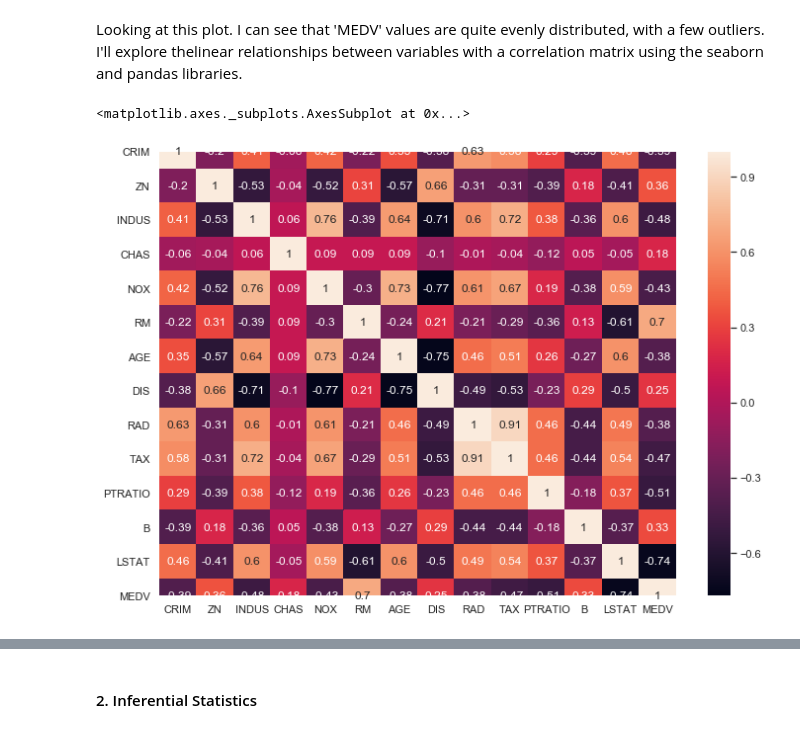
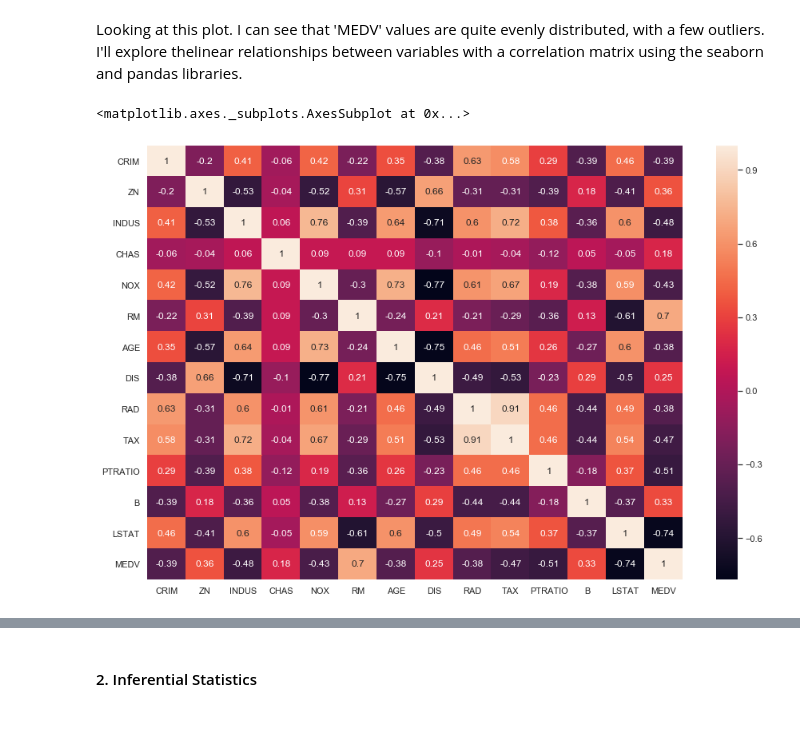
Before and after one commit to patmcdonald/MLandStatistics2019-Project, a Jupyter notebook: Boston Dataset Project.ipynb, the cells around one changed output, grey strips where cells are left out. Cells and saved outputs as stored; diff of their text form; code cells hidden in the pictures.

```diff
--- a/Boston Dataset Project.ipynb
+++ b/Boston Dataset Project.ipynb
@@ -80,7 +80,7 @@ The 'LSTAT' attribute refers to the percentage of lower status population in the
 What will be most useful is the 'CHAS' attribute. The description tells me that it's a dummy variable that has a value of 1 if a tract of land borders the Charles river and 0 if it doesn't.
 # %%
 #loading missing 'MEDV' variable into sklearn dataset
-df_boston['MEDV'] = pd.Series(boston.target)
+df_boston['MEDV'] = pd.DataFrame(boston.target)
 # %% [markdown]
 The value of houses is in $1,000's, so I'll make this clearer in the 'MEDV' column:
 # %%
@@ -211,9 +202,11 @@ plt.show()
 Looking at this plot. I can see that 'MEDV' values are quite evenly distributed, with a few outliers.
 I'll explore thelinear relationships between variables with a correlation matrix using the seaborn and pandas libraries.
 # %%
+#Code adapted from https://towardsdatascience.com/linear-regression-on-boston-housing-dataset-f409b7e4a155
 correlation_matrix = df_boston.corr().round(2)
+plt.figure(figsize=(15, 10))
 # annot = True to print the values inside the square
 sns.heatmap(data=correlation_matrix, annot=True)
 # %% [output]
 <matplotlib.axes._subplots.AxesSubplot at 0x...>
-[figure, old version]
+[figure, new version]
```
Also changed, not shown: parts of 7 cells of this notebook.
